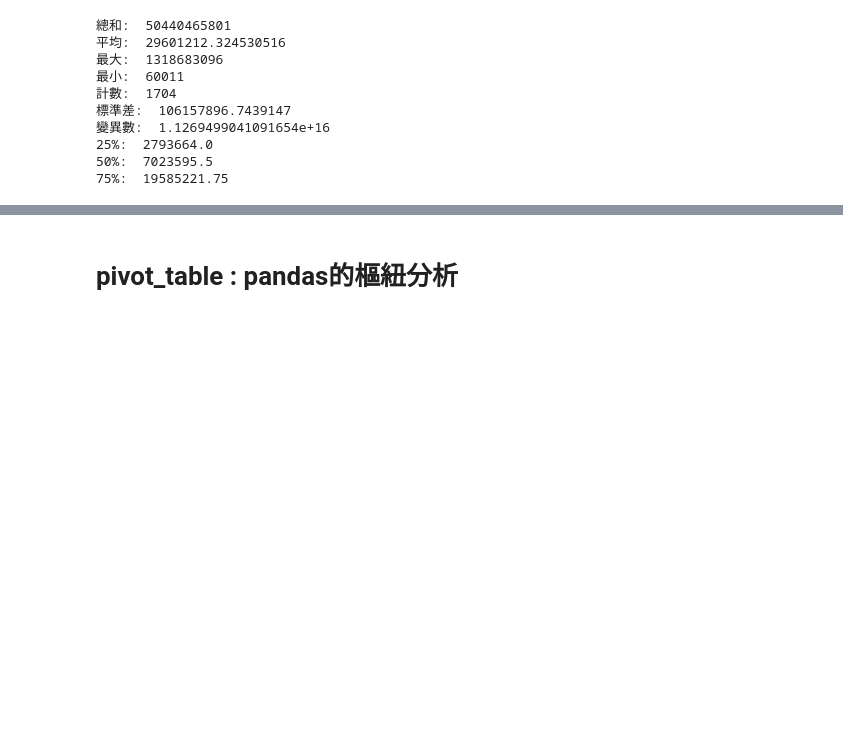
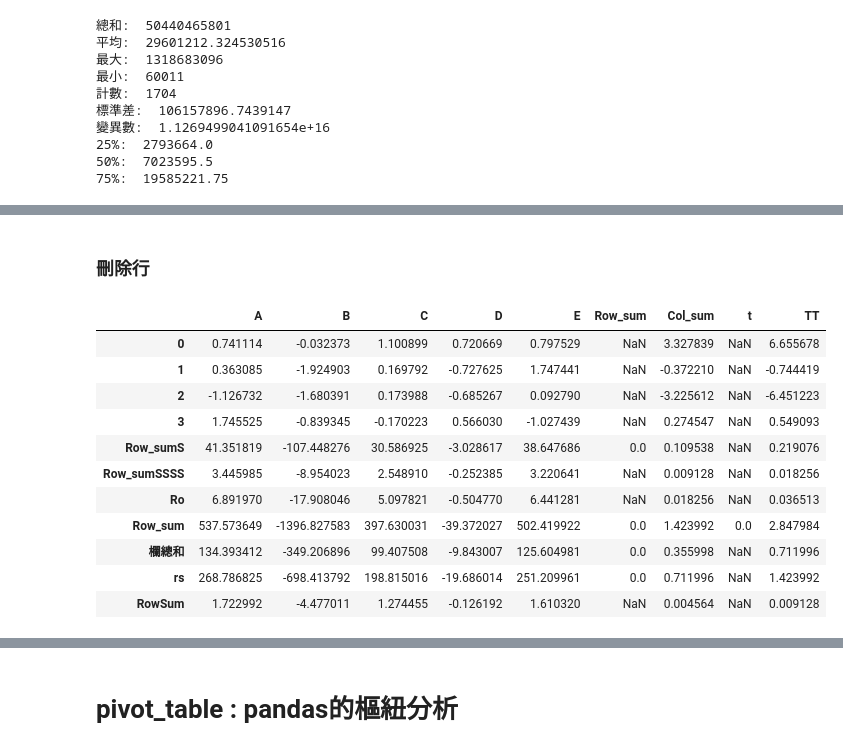
Before and after one commit to ricky4235/Python, a Jupyter notebook: jp/crawl/Ch12_Pandas.ipynb, the cells around one changed output, grey strips where cells are left out. Drawn from its saved outputs; the diff is of its cells as text; code cells hidden in the pictures; blank space fills up the shorter version.

```diff
--- a/jp/crawl/Ch12_Pandas.ipynb
+++ b/jp/crawl/Ch12_Pandas.ipynb
@@ -599,0 +654,20 @@ df
+# %% [markdown]
+### 刪除行
+# %%
+#法一
+df.drop(['G', 'RowSum'], axis=1)
+# 第一種方法下刪除column一定要指定axis=1,否則會報錯
+# KeyError: "['G'] not found in axis"
+# %% [output]
+|  | A | B | C | D | E | Row_sum | Col_sum | t | TT |
+| 0 | 0.741114 | -0.032373 | 1.100899 | 0.720669 | 0.797529 | NaN | 3.327839 | NaN | 6.655678 |
+| 1 | 0.363085 | -1.924903 | 0.169792 | -0.727625 | 1.747441 | NaN | -0.372210 | NaN | -0.744419 |
+| 2 | -1.126732 | -1.680391 | 0.173988 | -0.685267 | 0.092790 | NaN | -3.225612 | NaN | -6.451223 |
+| 3 | 1.745525 | -0.839345 | -0.170223 | 0.566030 | -1.027439 | NaN | 0.274547 | NaN | 0.549093 |
+| Row_sumS | 41.351819 | -107.448276 | 30.586925 | -3.028617 | 38.647686 | 0.0 | 0.109538 | NaN | 0.219076 |
+| Row_sumSSSS | 3.445985 | -8.954023 | 2.548910 | -0.252385 | 3.220641 | NaN | 0.009128 | NaN | 0.018256 |
+| Ro | 6.891970 | -17.908046 | 5.097821 | -0.504770 | 6.441281 | NaN | 0.018256 | NaN | 0.036513 |
+| Row_sum | 537.573649 | -1396.827583 | 397.630031 | -39.372027 | 502.419922 | 0.0 | 1.423992 | 0.0 | 2.847984 |
+| 欄總和 | 134.393412 | -349.206896 | 99.407508 | -9.843007 | 125.604981 | 0.0 | 0.355998 | NaN | 0.711996 |
+| rs | 268.786825 | -698.413792 | 198.815016 | -19.686014 | 251.209961 | 0.0 | 0.711996 | NaN | 1.423992 |
+| RowSum | 1.722992 | -4.477011 | 1.274455 | -0.126192 | 1.610320 | NaN | 0.004564 | NaN | 0.009128 |
```
Also changed, not shown: parts of 19 cells of this notebook, 2 other files.
